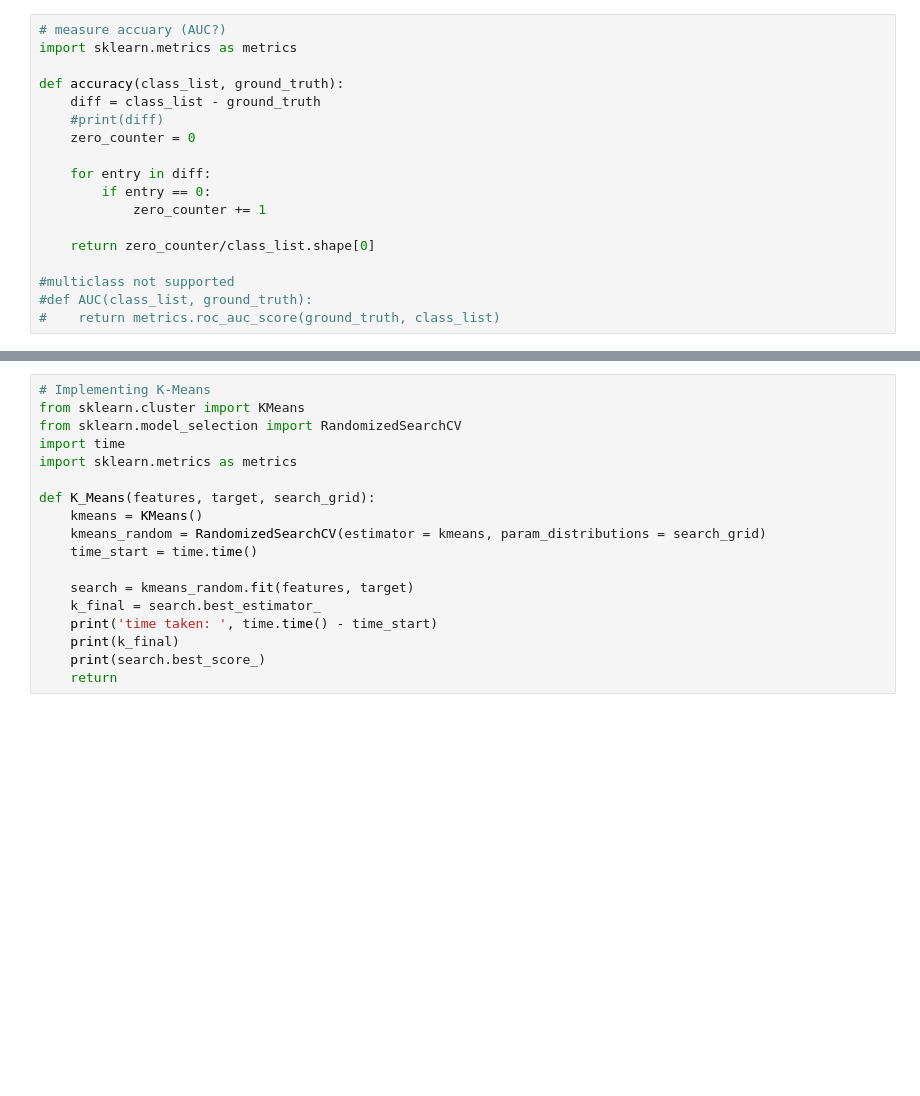
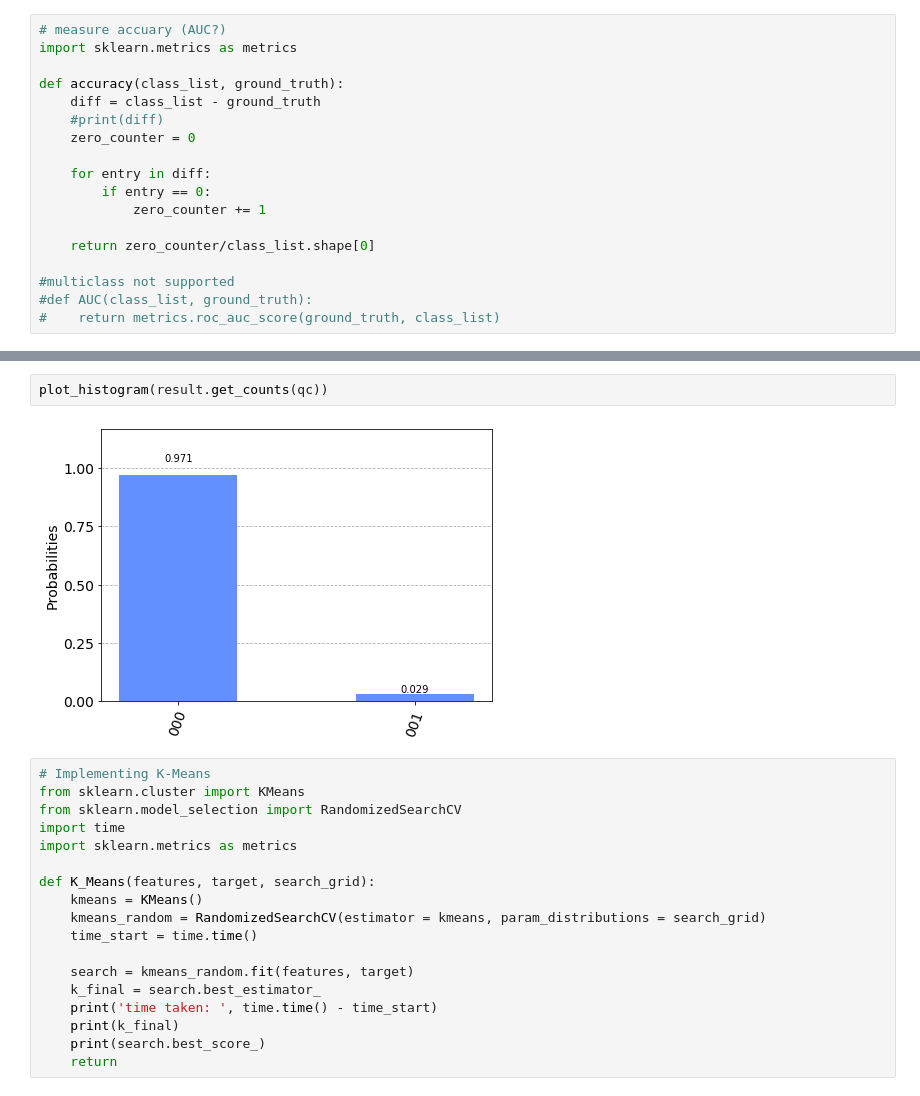
Before and after one commit to mileswang97/es170milestomoka, a Jupyter notebook: miles.ipynb, the cells around one changed output, grey strips where cells are left out. Cells and saved outputs as stored; diff of their text form; blank space fills up the shorter version.

```diff
--- a/miles.ipynb
+++ b/miles.ipynb
@@ -159,3 +198,7 @@ backend = Aer.get_backend('qasm_simulator')
+# %%
+plot_histogram(result.get_counts(qc))
+# %% [output]
+[figure, added]
 # %%
 # Implementing K-Means
 from sklearn.cluster import KMeans
```
Also changed, not shown: parts of 9 cells of this notebook.
